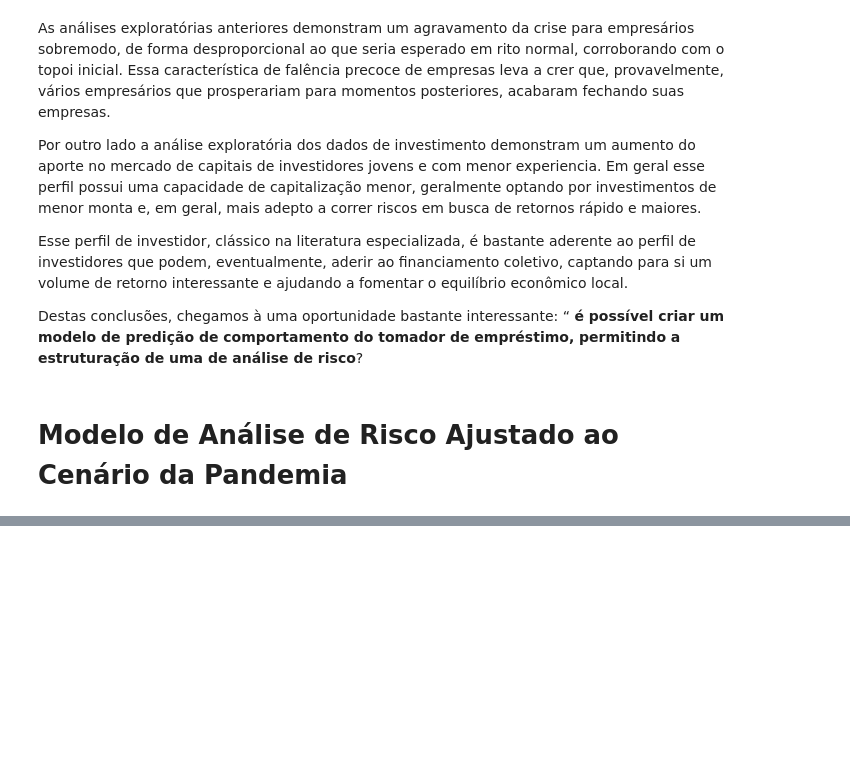
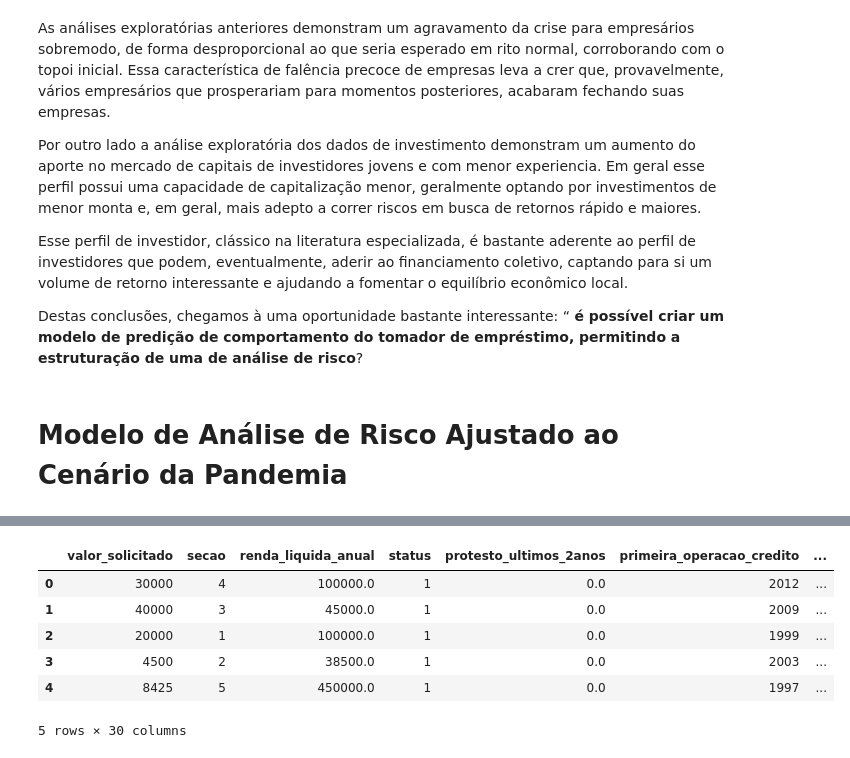
Before and after one commit to sielerod/hsdc, a Jupyter notebook: sdcNotebook.ipynb, the cells around one changed output, grey strips where cells are left out. Saved outputs shown, nothing was run; the diff lists cells and outputs as text; code cells hidden in the pictures; blank space fills up the shorter version.

```diff
--- a/sdcNotebook.ipynb
+++ b/sdcNotebook.ipynb
@@ -859,0 +873,16 @@ Para o treinamento de um modelo para predi
+# %%
+
+body = client_080a4da00a8042249dc97b58c9b4df61.get_object(Bucket='sdc-donotdelete-pr-y5i3rwpnhgwml9',Key='testeModelo2.csv')['Body']
+# add missing __iter__ method, so pandas accepts body as file-like object
+if not hasattr(body, "__iter__"): body.__iter__ = types.MethodType( __iter__, body )
+
+dsEmp = pd.read_csv(body)
+dsEmp.head()
+# %% [output]
+|  | valor_solicitado | secao | renda_liquida_anual | status | protesto_ultimos_2anos | primeira_operacao_credito | ... |
+| 0 | 30000 | 4 | 100000.0 | 1 | 0.0 | 2012 | ... |
+| 1 | 40000 | 3 | 45000.0 | 1 | 0.0 | 2009 | ... |
+| 2 | 20000 | 1 | 100000.0 | 1 | 0.0 | 1999 | ... |
+| 3 | 4500 | 2 | 38500.0 | 1 | 0.0 | 2003 | ... |
+| 4 | 8425 | 5 | 450000.0 | 1 | 0.0 | 1997 | ... |
+5 rows × 30 columns
```
Also changed, not shown: parts of 25 cells of this notebook.
